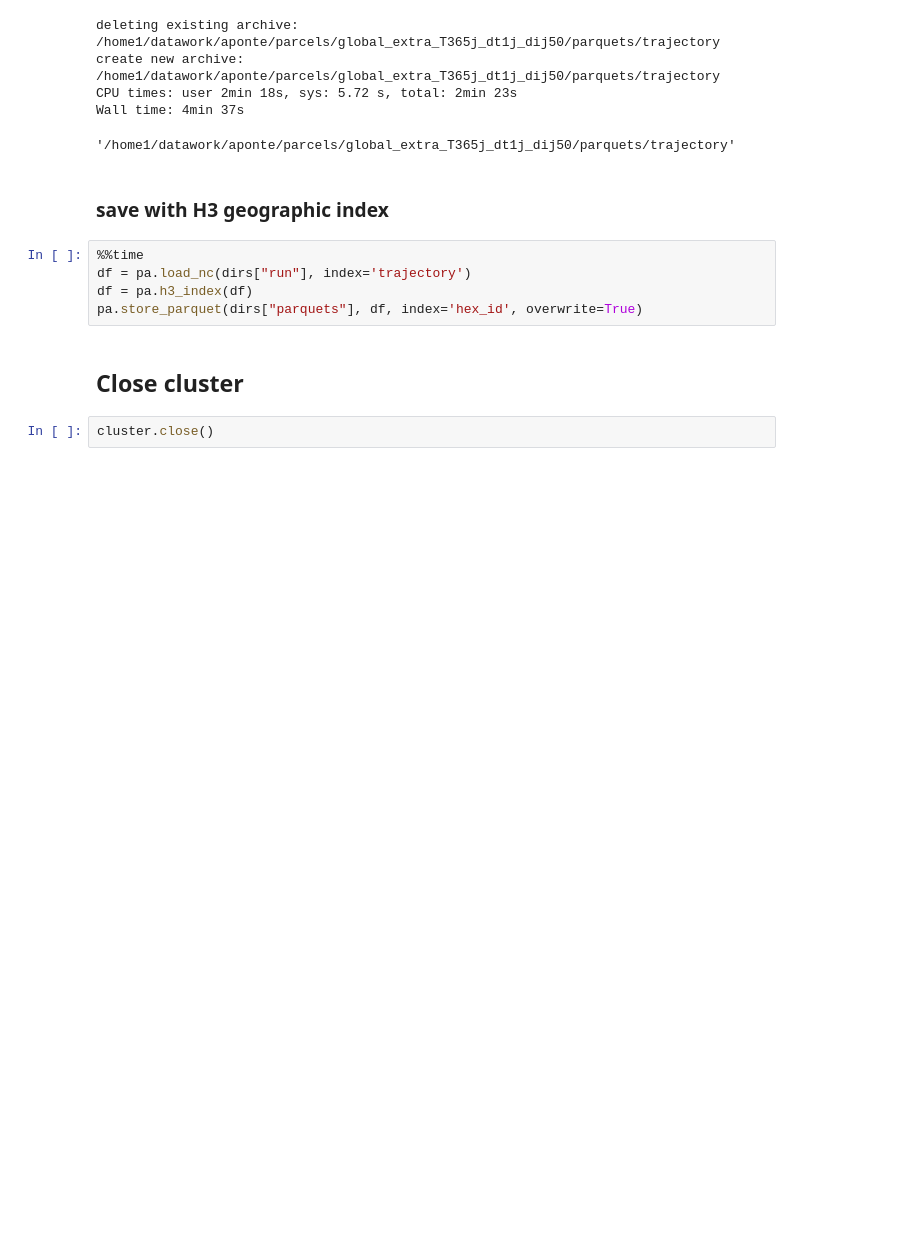
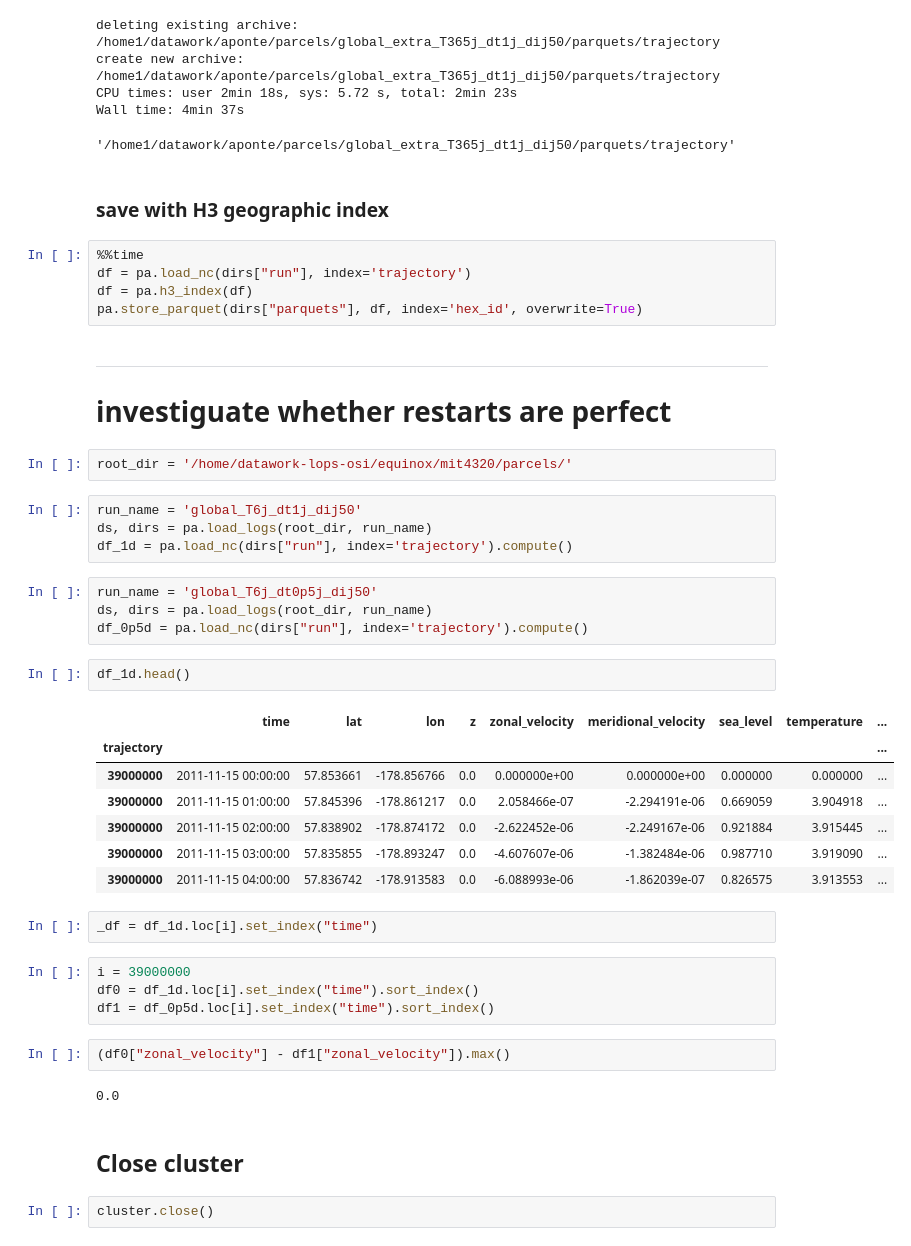
Before and after one commit to apatlpo/mit_equinox, a Jupyter notebook: parcels/parcel_distributed.ipynb, the cells around one changed output. Drawn from its saved outputs; the diff is of its cells as text; blank space fills up the shorter version.

```diff
--- a/parcels/parcel_distributed.ipynb
+++ b/parcels/parcel_distributed.ipynb
@@ -421,6 +402,39 @@ Wall time: 4min 37s
 df = pa.load_nc(dirs["run"], index='trajectory')
 df = pa.h3_index(df)
 pa.store_parquet(dirs["parquets"], df, index='hex_id', overwrite=True)
+# %% [markdown]
+---
+# investiguate whether restarts are perfect
+# %%
+root_dir = '/home/datawork-lops-osi/equinox/mit4320/parcels/'
+# %%
+run_name = 'global_T6j_dt1j_dij50'
+ds, dirs = pa.load_logs(root_dir, run_name)
+df_1d = pa.load_nc(dirs["run"], index='trajectory').compute()
+# %%
+run_name = 'global_T6j_dt0p5j_dij50'
+ds, dirs = pa.load_logs(root_dir, run_name)
+df_0p5d = pa.load_nc(dirs["run"], index='trajectory').compute()
+# %%
+df_1d.head()
+# %% [output]
+|  | time | lat | lon | z | zonal_velocity | meridional_velocity | sea_level | temperature | ... |
+| trajectory |  |  |  |  |  |  |  |  | ... |
+| 39000000 | 2011-11-15 00:00:00 | 57.853661 | -178.856766 | 0.0 | 0.000000e+00 | 0.000000e+00 | 0.000000 | 0.000000 | ... |
+| 39000000 | 2011-11-15 01:00:00 | 57.845396 | -178.861217 | 0.0 | 2.058466e-07 | -2.294191e-06 | 0.669059 | 3.904918 | ... |
+| 39000000 | 2011-11-15 02:00:00 | 57.838902 | -178.874172 | 0.0 | -2.622452e-06 | -2.249167e-06 | 0.921884 | 3.915445 | ... |
+| 39000000 | 2011-11-15 03:00:00 | 57.835855 | -178.893247 | 0.0 | -4.607607e-06 | -1.382484e-06 | 0.987710 | 3.919090 | ... |
+| 39000000 | 2011-11-15 04:00:00 | 57.836742 | -178.913583 | 0.0 | -6.088993e-06 | -1.862039e-07 | 0.826575 | 3.913553 | ... |
+# %%
+_df = df_1d.loc[i].set_index("time")
+# %%
+i = 39000000
+df0 = df_1d.loc[i].set_index("time").sort_index()
+df1 = df_0p5d.loc[i].set_index("time").sort_index()
+# %%
+(df0["zonal_velocity"] - df1["zonal_velocity"]).max()
+# %% [output]
+0.0
 # %% [markdown]
 ## Close cluster
 # %%
```
Also changed, not shown: parts of 5 cells of this notebook, 9 other files.
